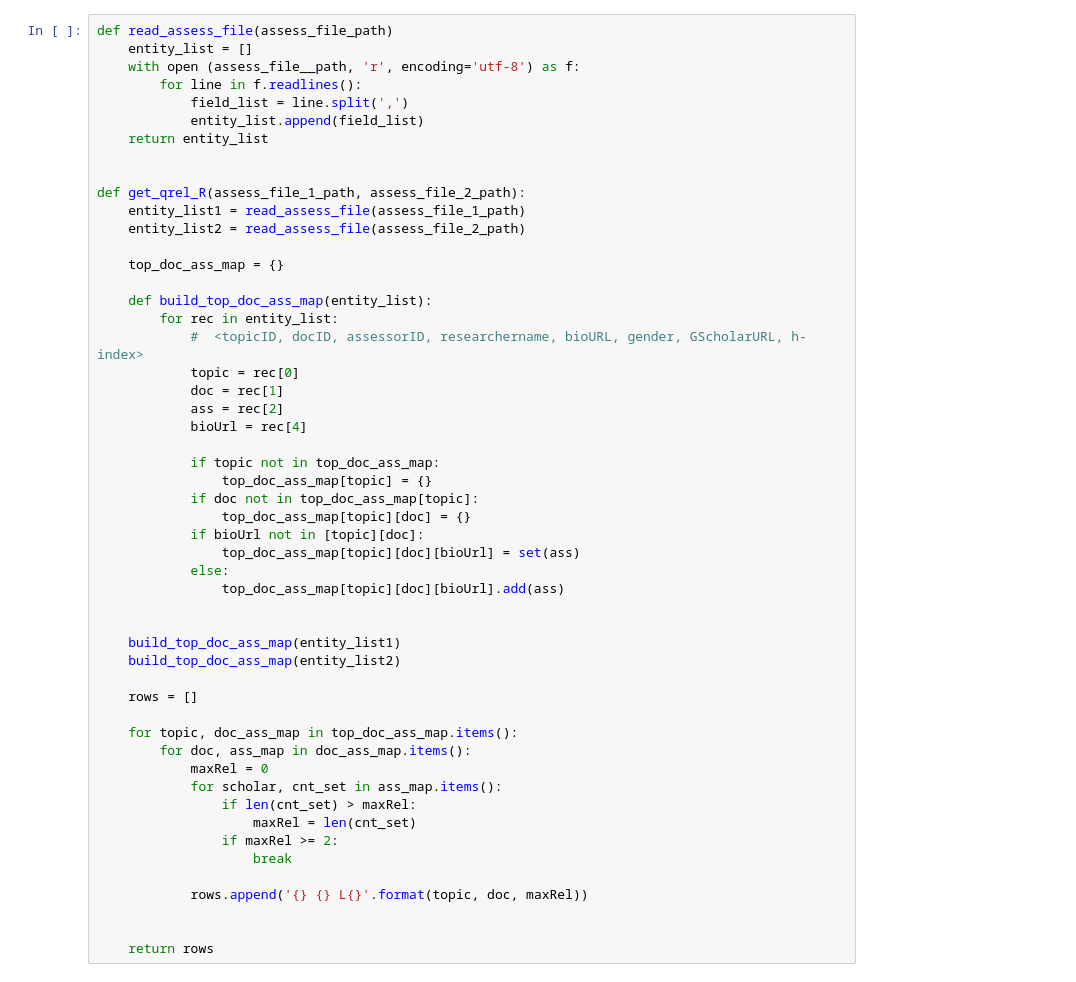
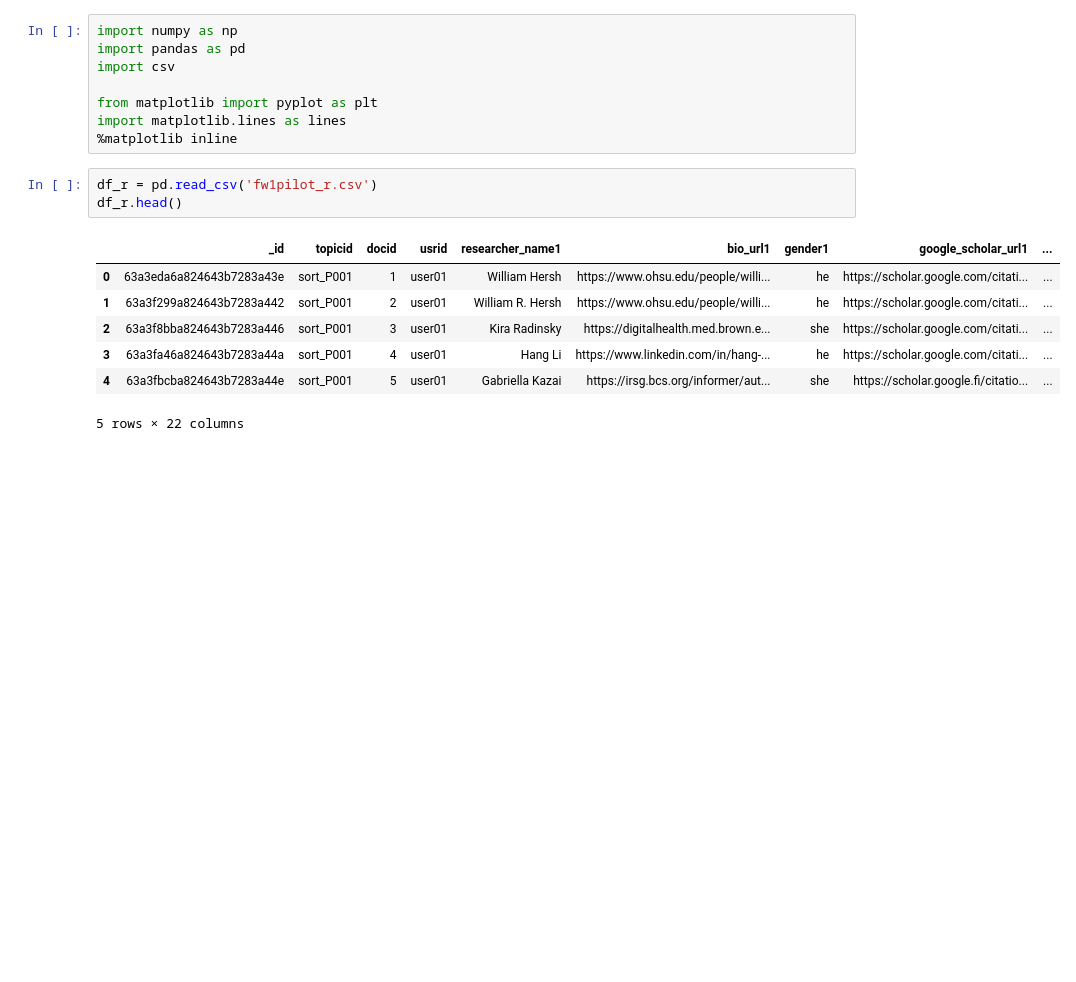
Before and after one commit to nactran/FairWebUtil, a Jupyter notebook: QrelGen.ipynb, the cells around one changed output. Cells and saved outputs as stored; diff of their text form; blank space fills up the shorter version.

```diff
--- a/QrelGen.ipynb
+++ b/QrelGen.ipynb
@@ -1,52 +1,19 @@
+# %%
+import numpy as np
+import pandas as pd
+import csv
+
+from matplotlib import pyplot as plt
+import matplotlib.lines as lines
+%matplotlib inline
 # %%
-def read_assess_file(assess_file_path)
-    entity_list = []
-    with open (assess_file__path, 'r', encoding='utf-8') as f:
-        for line in f.readlines():
-            field_list = line.split(',')
-            entity_list.append(field_list)
-    return entity_list
-
-
-def get_qrel_R(assess_file_1_path, assess_file_2_path):
-    entity_list1 = read_assess_file(assess_file_1_path)
-    entity_list2 = read_assess_file(assess_file_2_path)
-
-    top_doc_ass_map = {}
-
-    def build_top_doc_ass_map(entity_list):
-        for rec in entity_list:
-            #  <topicID, docID, assessorID, researchername, bioURL, gender, GScholarURL, h-index>
-            topic = rec[0]
-            doc = rec[1]
-            ass = rec[2]
-            bioUrl = rec[4]
-
-            if topic not in top_doc_ass_map:
-                top_doc_ass_map[topic] = {}
-            if doc not in top_doc_ass_map[topic]:
-                top_doc_ass_map[topic][doc] = {}
-            if bioUrl not in [topic][doc]:
-                top_doc_ass_map[topic][doc][bioUrl] = set(ass)
-            else:
-                top_doc_ass_map[topic][doc][bioUrl].add(ass)
-
-
-    build_top_doc_ass_map(entity_list1)
-    build_top_doc_ass_map(entity_list2)
-
-    rows = []
-
-    for topic, doc_ass_map in top_doc_ass_map.items():
-        for doc, ass_map in doc_ass_map.items():
-            maxRel = 0
-            for scholar, cnt_set in ass_map.items():
-                if len(cnt_set) > maxRel:
-                    maxRel = len(cnt_set)
-                if maxRel >= 2:
-                    break
-
-            rows.append('{} {} L{}'.format(topic, doc, maxRel))
-
-
-    return rows
+df_r = pd.read_csv('fw1pilot_r.csv')
+df_r.head()
+# %% [output]
+|  | _id | topicid | docid | usrid | researcher_name1 | bio_url1 | gender1 | google_scholar_url1 | ... |
+| 0 | 63a3eda6a824643b7283a43e | sort_P001 | 1 | user01 | William Hersh | https://www.ohsu.edu/people/willi... | he | https://scholar.google.com/citati... | ... |
+| 1 | 63a3f299a824643b7283a442 | sort_P001 | 2 | user01 | William R. Hersh | https://www.ohsu.edu/people/willi... | he | https://scholar.google.com/citati... | ... |
+| 2 | 63a3f8bba824643b7283a446 | sort_P001 | 3 | user01 | Kira Radinsky | https://digitalhealth.med.brown.e... | she | https://scholar.google.com/citati... | ... |
+| 3 | 63a3fa46a824643b7283a44a | sort_P001 | 4 | user01 | Hang Li | https://www.linkedin.com/in/hang-... | he | https://scholar.google.com/citati... | ... |
+| 4 | 63a3fbcba824643b7283a44e | sort_P001 | 5 | user01 | Gabriella Kazai | https://irsg.bcs.org/informer/aut... | she | https://scholar.google.fi/citatio... | ... |
+5 rows × 22 columns
```
Also changed, not shown: parts of 9 cells of this notebook.
